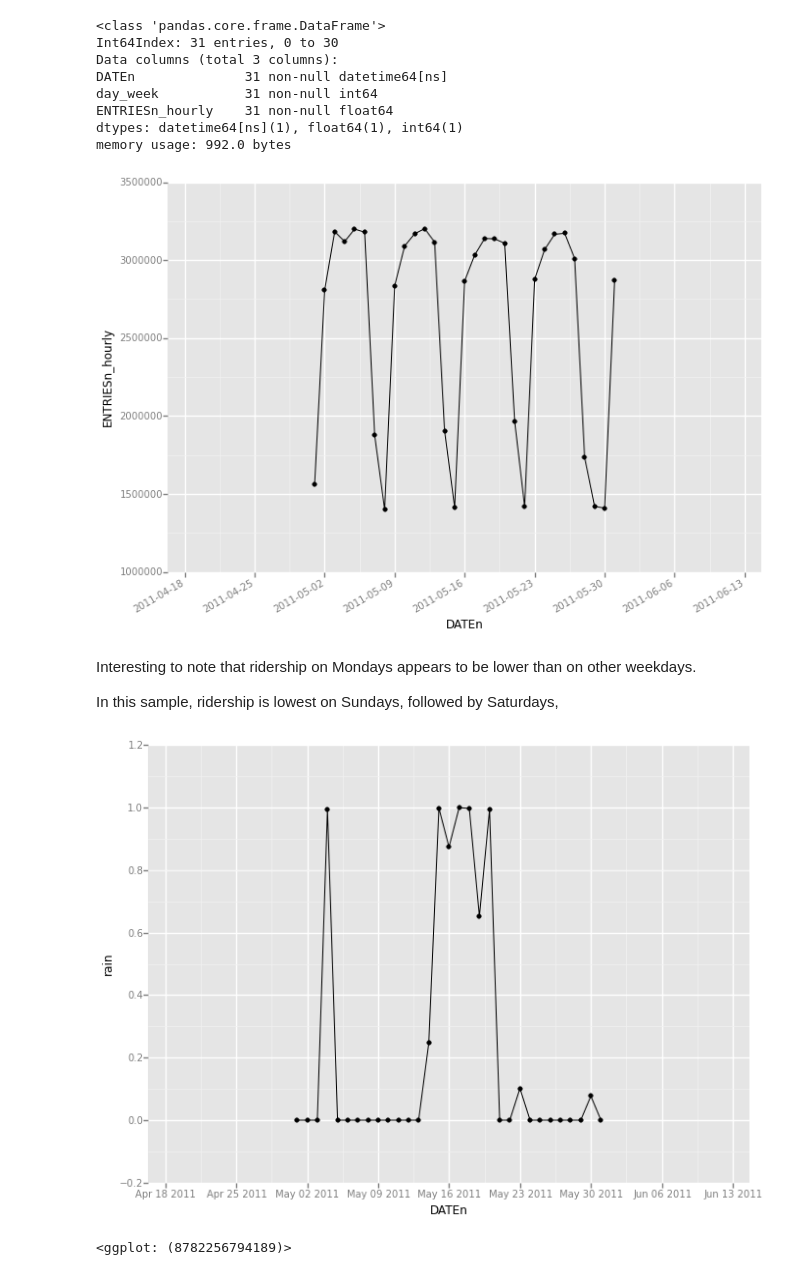
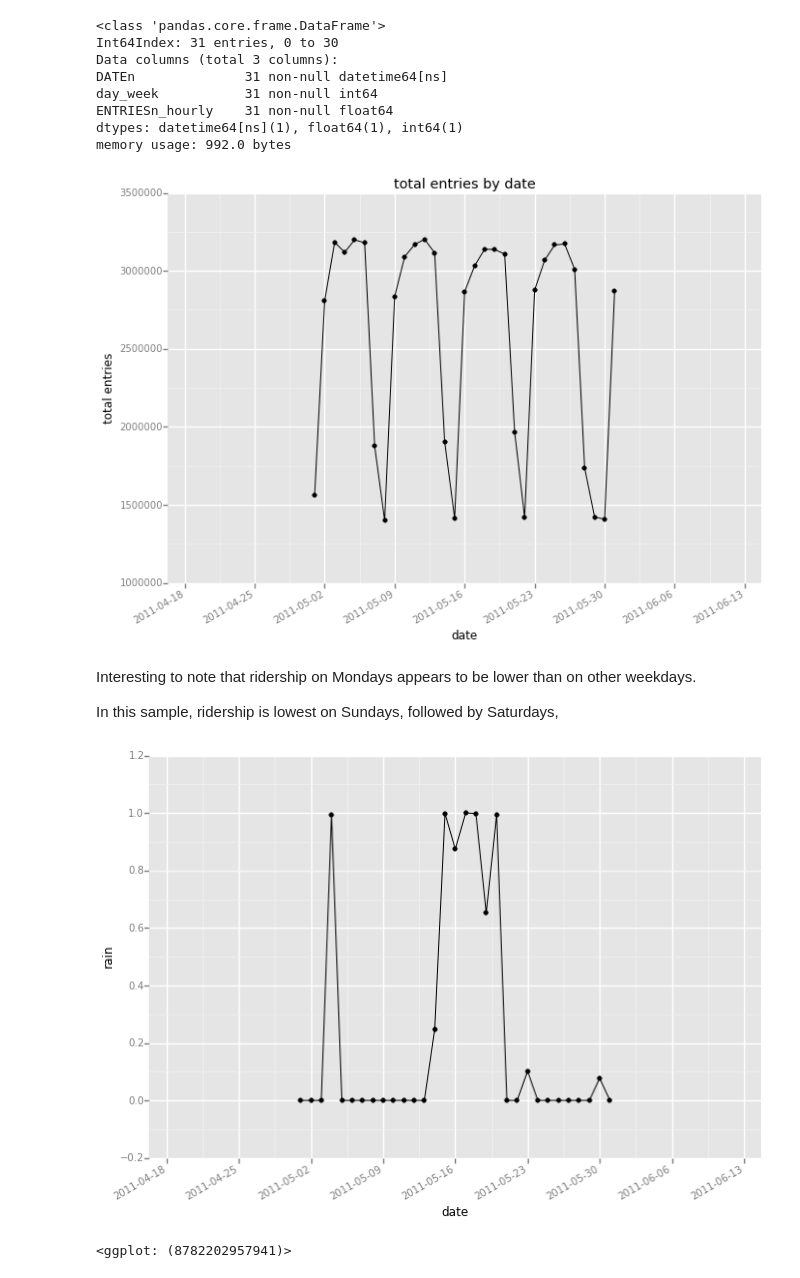
Before and after one commit to laixer/subway-ridership-analysis, a Jupyter notebook: ridership_analysis.ipynb, the cells around one changed output. Cells and saved outputs as stored; diff of their text form; code cells hidden in the pictures.

```diff
--- a/ridership_analysis.ipynb
+++ b/ridership_analysis.ipynb
@@ -85,10 +87,13 @@ memory usage: 992.0 bytes
 p = ggplot(turnstile_data_by_date, aes(x='DATEn', y='ENTRIESn_hourly')) + \
     geom_point() + \
     geom_line() + \
-    scale_x_date(breaks=date_breaks('7 days'), labels = date_format("%Y-%m-%d"))
+    scale_x_date(breaks=date_breaks('7 days'), labels = date_format("%Y-%m-%d")) + \
+    xlab('date') + \
+    ylab('total entries') + \
+    ggtitle('total entries by date')
 p.draw()
 # %% [output]
-[figure, old version]
+[figure, new version]
 # %% [markdown]
 Interesting to note that ridership on Mondays appears to be lower than on other weekdays.
 
@@ -99,7 +104,9 @@ turnstile_data_weather = turnstile_data[['DATEn', 'rain']].groupby(['DATEn'], as
 # %%
 ggplot(turnstile_data_weather, aes(x='DATEn', y='rain')) + \
     geom_point() + \
-    geom_line()
+    geom_line() + \
+    scale_x_date(breaks=date_breaks('7 days'), labels = date_format("%Y-%m-%d")) + \
+    xlab('date')
 # %% [output]
-[figure, old version]
+[figure, new version]
-<ggplot: (8782256794189)>
+<ggplot: (8782202957941)>
```
Also changed, not shown: parts of 8 cells of this notebook.
